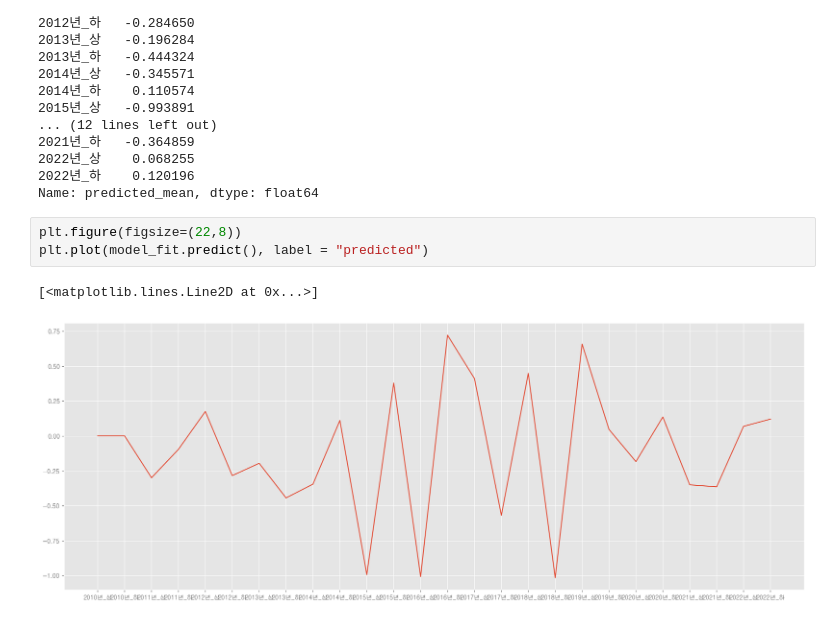
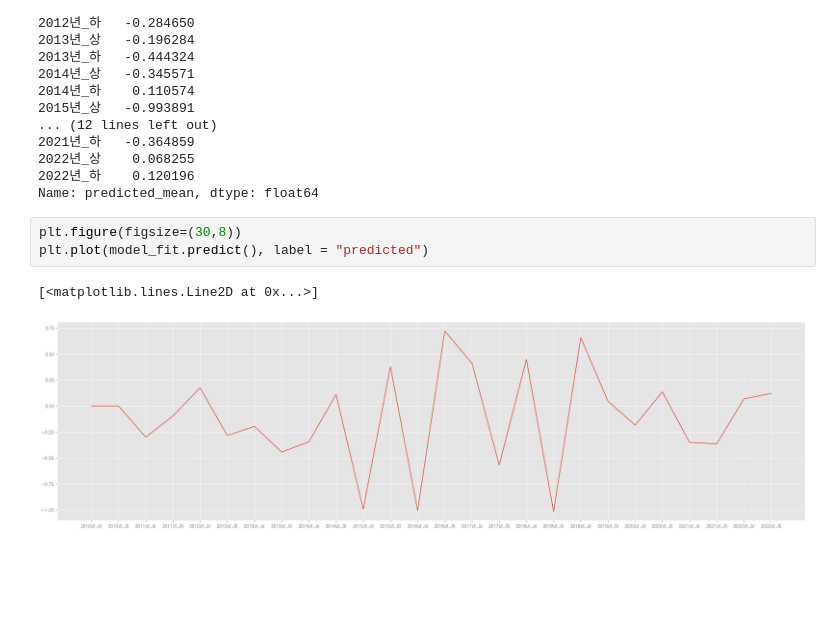
Before and after one commit to JMinkyu/Data-analyze, a Jupyter notebook: value_test-checkpoint.ipynb, the cells around one changed output. Drawn from its saved outputs; the diff is of its cells as text; blank space fills up the shorter version.

```diff
--- a/value_test-checkpoint.ipynb
+++ b/value_test-checkpoint.ipynb
@@ -250,8 +250,8 @@ Date
 2022년_하    0.120196
 Name: predicted_mean, dtype: float64
 # %%
-plt.figure(figsize=(22,8))
+plt.figure(figsize=(30,8))
 plt.plot(model_fit.predict(), label = "predicted")
 # %% [output]
 [<matplotlib.lines.Line2D at 0x...>]
-[figure, old version]
+[figure, new version]
```
